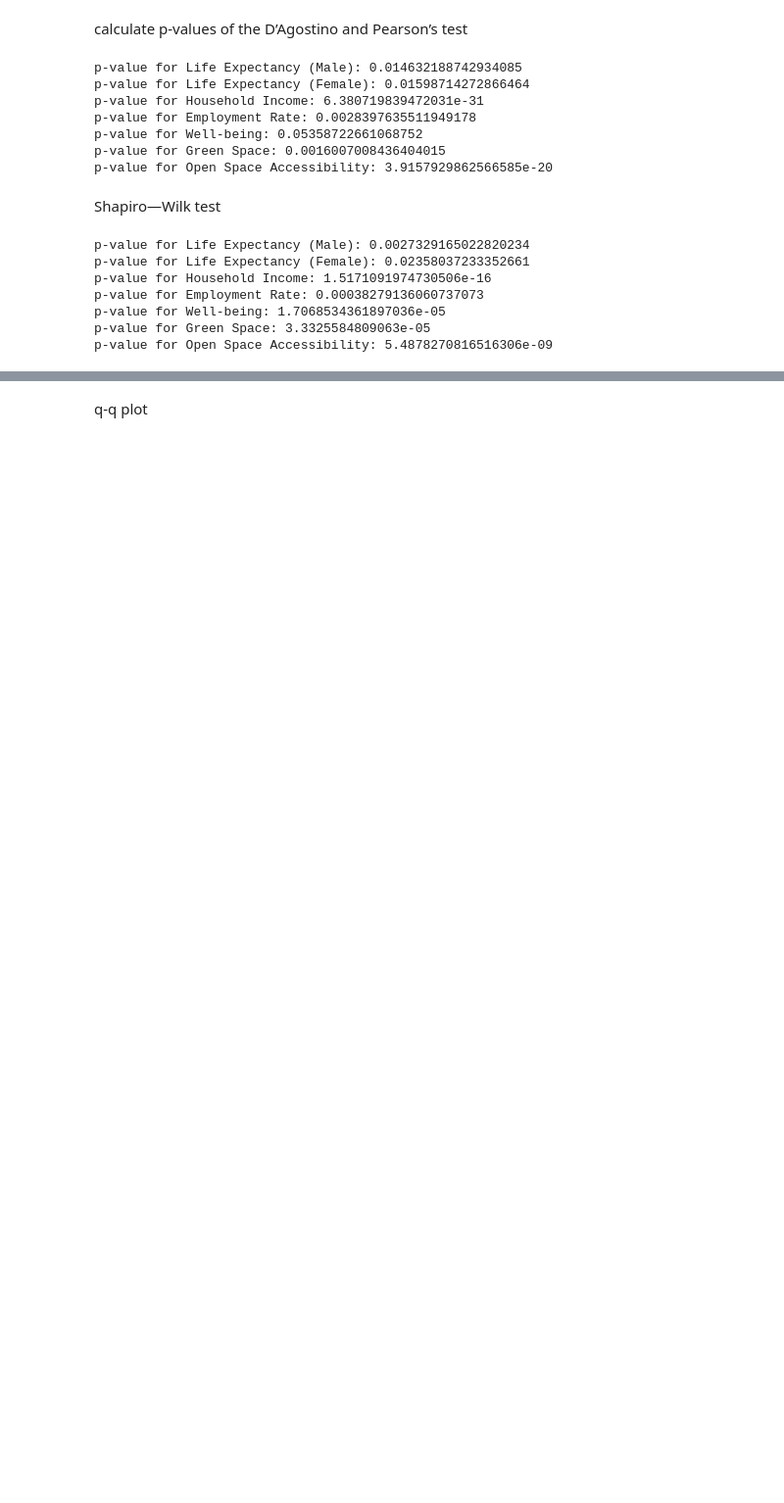
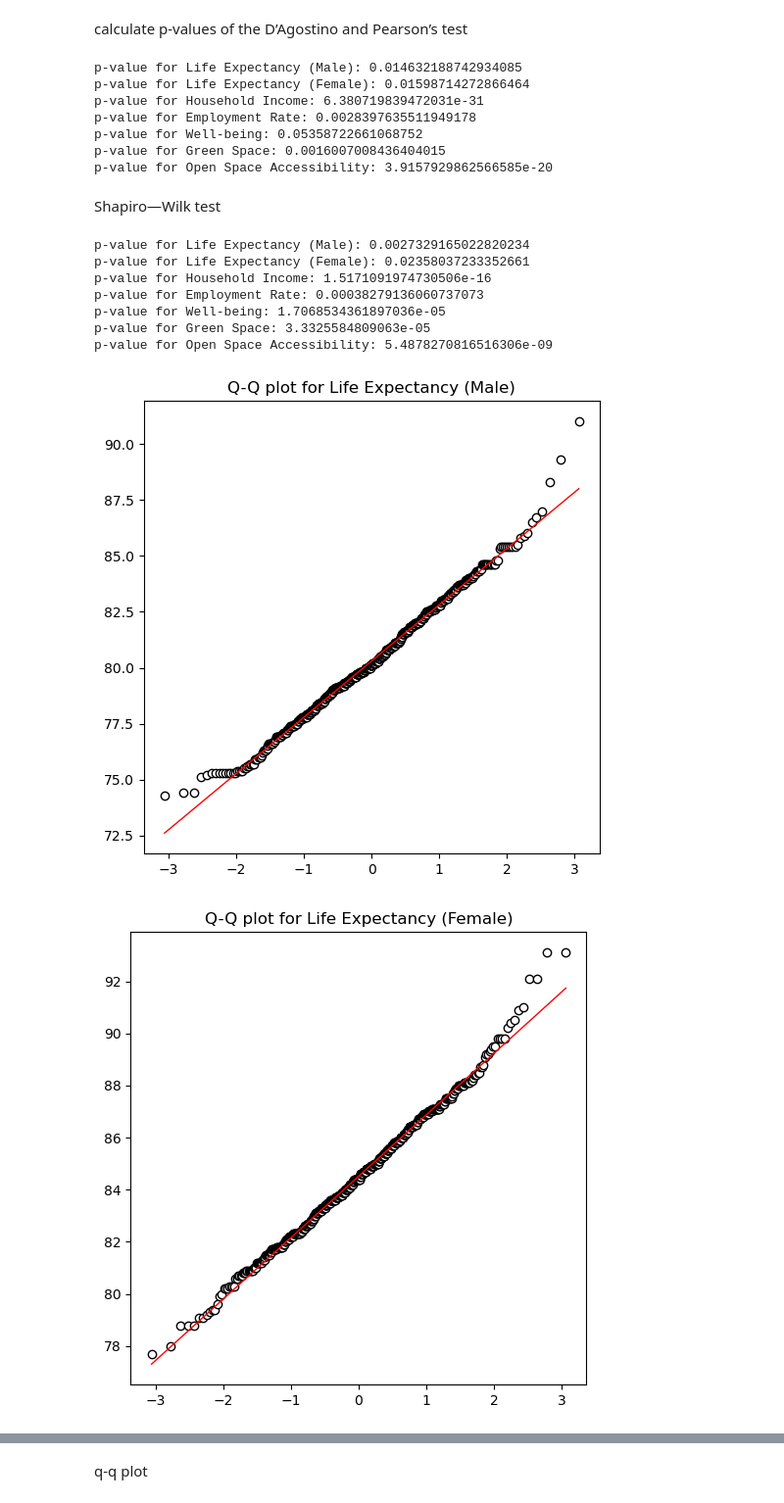
Before and after one commit to yiyansun/qm_groupwork, a Jupyter notebook: new.ipynb, the cells around one changed output, grey strips where cells are left out. Shown at 98% size. Drawn from its saved outputs; the diff is of its cells as text; code cells hidden in the pictures; blank space fills up the shorter version.

```diff
--- a/new.ipynb
+++ b/new.ipynb
@@ -133,3 +134,20 @@ p-value for Employment Rate: 0.00038279136060737073
 p-value for Well-being: 1.7068534361897036e-05
 p-value for Green Space: 3.3325584809063e-05
 p-value for Open Space Accessibility: 5.4878270816516306e-09
+# %%
+import matplotlib.pyplot as plt
+import numpy as np
+from scipy import stats
+
+num_cols = df.select_dtypes(include=['float64', 'int64']).columns
+
+for col in num_cols:
+    plt.figure(figsize=(6, 6))
+    (osm, osr), (slope, intercept, r) = stats.probplot(df[col], dist="norm", plot=None)
+    plt.plot(osm, osr, 'o', markerfacecolor='w', markeredgecolor='k')
+    plt.plot(osm, intercept + slope * osm, 'r', lw=1)
+    plt.title(f'Q-Q plot for {col}')
+    plt.show()
+# %% [output]
+[figure, added]
+[figure, added]
```
Also changed, not shown: parts of 11 cells of this notebook.
